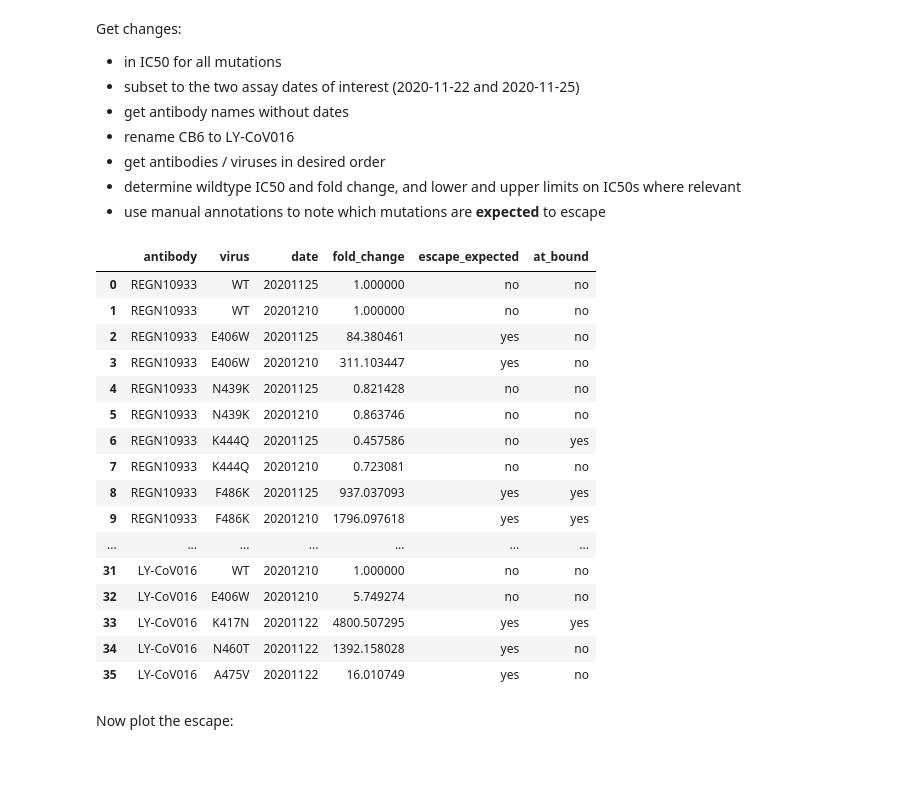
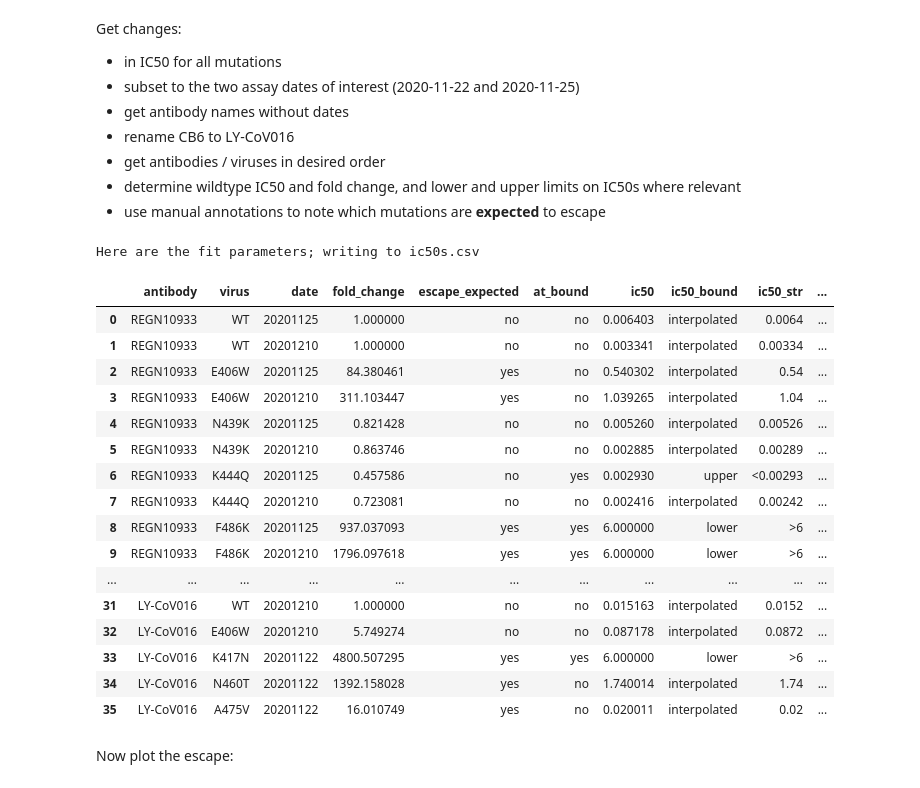
Before and after one commit to jbloomlab/SARS-CoV-2-RBD_MAP_clinical_Abs, a Jupyter notebook: exptl_neut_data/analyze_neuts.ipynb, the cells around one changed output. Saved outputs shown, nothing was run; the diff lists cells and outputs as text; code cells hidden in the pictures.

Commit message:
print out CSV of neut IC50s

```diff
--- a/exptl_neut_data/analyze_neuts.ipynb
+++ b/exptl_neut_data/analyze_neuts.ipynb
@@ -250,52 +250,57 @@ fitparams = (fitparams
 # add in wildtype IC50s, and upper / lower bound if any for this antibody
 fitparams = (
     fitparams
     # add wildtype IC50
     .merge(fitparams.query('virus == "WT"')
                     .rename(columns={'ic50': 'WT_ic50'})
                     [['antibody', 'WT_ic50', 'date']],
            how='left',
            on=['antibody', 'date'],
            validate='many_to_one',
            )
     .assign(fold_change=lambda x: x['ic50'] / x['WT_ic50'],
             at_bound=lambda x: (x['ic50_bound'] == 'interpolated').map({True: 'no', False: 'yes'})
             )
     )
 
 # annotate expected escape mutations
 expected_escape = {'REGN10933': ['E406W', 'F486K'],
                    'REGN10987': ['E406W', 'N439K', 'K444Q'],
                    'REGN10933 + REGN10987': ['E406W'],
                    'LY-CoV016': ['K417N', 'N460T', 'A475V']}
 fitparams = (fitparams
              .assign(escape_expected=lambda x: x.apply(lambda r: r['virus'] in expected_escape[r['antibody']],
                                                        axis=1).map({True: 'yes', False: 'no'}),
                      )
              )
 
 # get just columns of interest
-fitparams = fitparams[['antibody', 'virus', 'date', 'fold_change', 'escape_expected', 'at_bound']]
+fitparams = fitparams[['antibody', 'virus', 'date', 'fold_change', 'escape_expected', 'at_bound',
+                       'ic50', 'ic50_bound', 'ic50_str', 'WT_ic50']]
 
-fitparams
+ic50_csv = 'ic50s.csv'
+print(f"Here are the fit parameters; writing to {ic50_csv}")
+fitparams.to_csv(ic50_csv, index=False)
+display(fitparams)
 # %% [output]
+Here are the fit parameters; writing to ic50s.csv
-|  | antibody | virus | date | fold_change | escape_expected | at_bound |
-| 0 | REGN10933 | WT | 20201125 | 1.000000 | no | no |
-| 1 | REGN10933 | WT | 20201210 | 1.000000 | no | no |
-| 2 | REGN10933 | E406W | 20201125 | 84.380461 | yes | no |
-| 3 | REGN10933 | E406W | 20201210 | 311.103447 | yes | no |
-| 4 | REGN10933 | N439K | 20201125 | 0.821428 | no | no |
-| 5 | REGN10933 | N439K | 20201210 | 0.863746 | no | no |
-| 6 | REGN10933 | K444Q | 20201125 | 0.457586 | no | yes |
-| 7 | REGN10933 | K444Q | 20201210 | 0.723081 | no | no |
-| 8 | REGN10933 | F486K | 20201125 | 937.037093 | yes | yes |
-| 9 | REGN10933 | F486K | 20201210 | 1796.097618 | yes | yes |
-| ... | ... | ... | ... | ... | ... | ... |
-| 31 | LY-CoV016 | WT | 20201210 | 1.000000 | no | no |
-| 32 | LY-CoV016 | E406W | 20201210 | 5.749274 | no | no |
-| 33 | LY-CoV016 | K417N | 20201122 | 4800.507295 | yes | yes |
-| 34 | LY-CoV016 | N460T | 20201122 | 1392.158028 | yes | no |
-| 35 | LY-CoV016 | A475V | 20201122 | 16.010749 | yes | no |
+|  | antibody | virus | date | fold_change | escape_expected | at_bound | ic50 | ic50_bound | ic50_str | ... |
+| 0 | REGN10933 | WT | 20201125 | 1.000000 | no | no | 0.006403 | interpolated | 0.0064 | ... |
+| 1 | REGN10933 | WT | 20201210 | 1.000000 | no | no | 0.003341 | interpolated | 0.00334 | ... |
+| 2 | REGN10933 | E406W | 20201125 | 84.380461 | yes | no | 0.540302 | interpolated | 0.54 | ... |
+| 3 | REGN10933 | E406W | 20201210 | 311.103447 | yes | no | 1.039265 | interpolated | 1.04 | ... |
+| 4 | REGN10933 | N439K | 20201125 | 0.821428 | no | no | 0.005260 | interpolated | 0.00526 | ... |
+| 5 | REGN10933 | N439K | 20201210 | 0.863746 | no | no | 0.002885 | interpolated | 0.00289 | ... |
+| 6 | REGN10933 | K444Q | 20201125 | 0.457586 | no | yes | 0.002930 | upper | <0.00293 | ... |
+| 7 | REGN10933 | K444Q | 20201210 | 0.723081 | no | no | 0.002416 | interpolated | 0.00242 | ... |
+| 8 | REGN10933 | F486K | 20201125 | 937.037093 | yes | yes | 6.000000 | lower | >6 | ... |
+| 9 | REGN10933 | F486K | 20201210 | 1796.097618 | yes | yes | 6.000000 | lower | >6 | ... |
+| ... | ... | ... | ... | ... | ... | ... | ... | ... | ... | ... |
+| 31 | LY-CoV016 | WT | 20201210 | 1.000000 | no | no | 0.015163 | interpolated | 0.0152 | ... |
+| 32 | LY-CoV016 | E406W | 20201210 | 5.749274 | no | no | 0.087178 | interpolated | 0.0872 | ... |
+| 33 | LY-CoV016 | K417N | 20201122 | 4800.507295 | yes | yes | 6.000000 | lower | >6 | ... |
+| 34 | LY-CoV016 | N460T | 20201122 | 1392.158028 | yes | no | 1.740014 | interpolated | 1.74 | ... |
+| 35 | LY-CoV016 | A475V | 20201122 | 16.010749 | yes | no | 0.020011 | interpolated | 0.02 | ... |
 # %% [markdown]
 Now plot the escape:
 # %%
```
Also changed, not shown: 2 other files.
